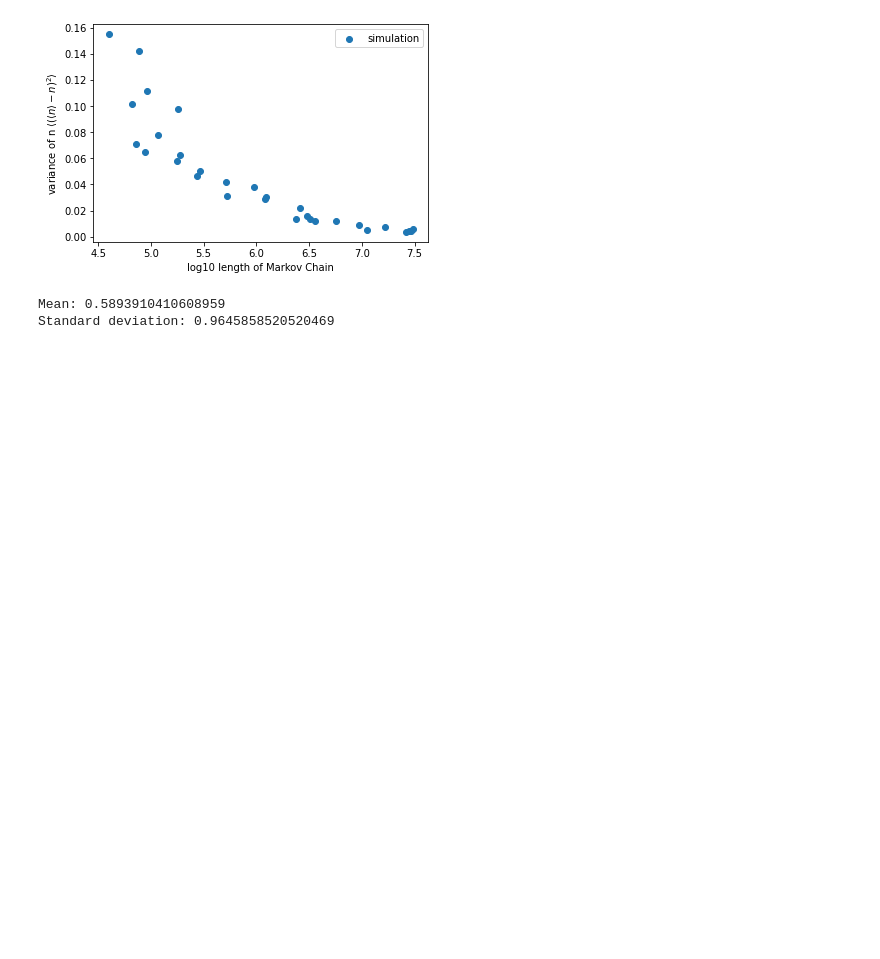
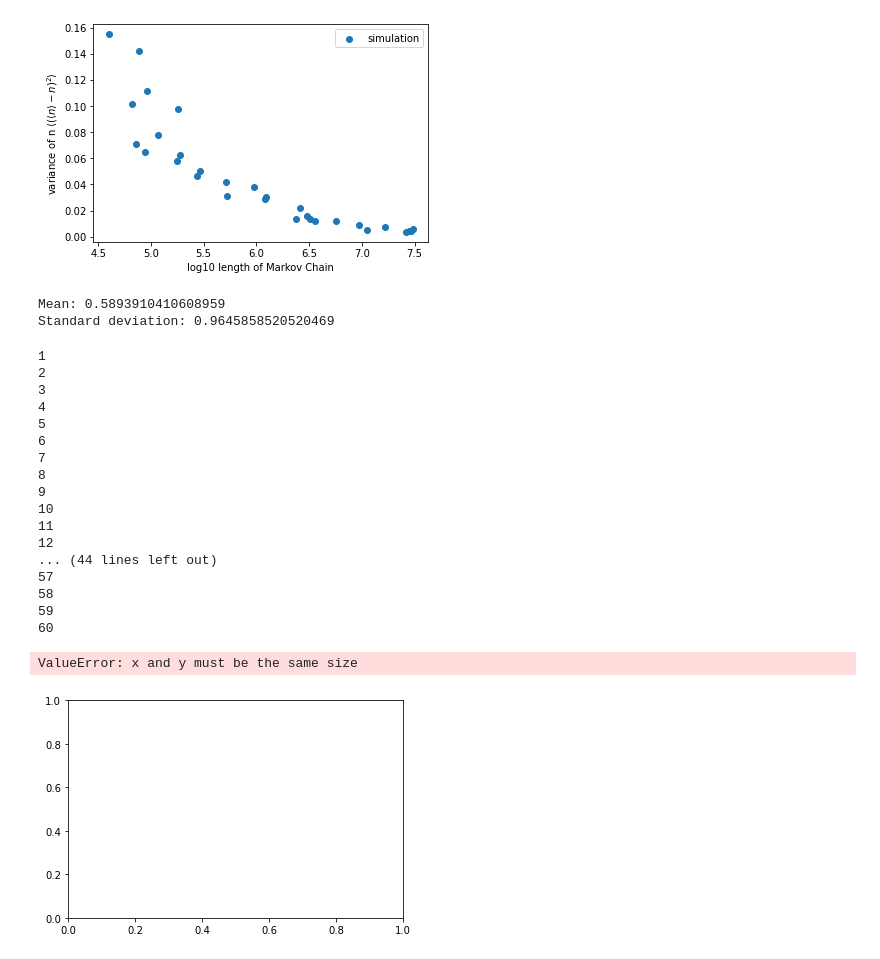
Before and after one commit to xwang3021/Compi_project, a Jupyter notebook: MCMC.ipynb, the cells around one changed output. Drawn from its saved outputs; the diff is of its cells as text; code cells hidden in the pictures; blank space fills up the shorter version.

```diff
--- a/MCMC.ipynb
+++ b/MCMC.ipynb
@@ -131,0 +259,58 @@ Standard deviation: 0.9645858520520469
+# %%
+random_numbers = np.random.uniform(4.5, 7, size = 60)
+res = []
+
+musq = 3.5
+n = [int(10.0 ** r) for r in random_numbers]
+x_initial = np.random.randint(0, len(p.keys()))
+it = 0
+res_zeta = []
+res_part = []
+
+for n_samples in n :
+    tmp = []
+
+    if it % 2 == 0 :
+        samples_zeta = metropolis_hastings_zeta(x_initial, n_samples, p, musq)
+        # Calculate average stability <A> (integrated)
+        stability = -1 * np.log(Hill_det (samples_zeta, musq))
+        # Expectation of period
+        T = np.array([len(x) for x in samples_zeta])
+        # Calculate the expectation value of x
+        expectation_value = np.mean(stability / T)
+        # For calculation of sample variance
+        res_zeta.append(expectation_value)
+
+    else :
+        samples_part = metropolis_hastings_part(x_initial, n_samples, A, musq)
+        # Calculate average stability <A> (integrated)
+        stability = -1 * np.log(Hill_det (samples_part, musq))
+        # Expectation of period
+        T = np.array([len(x) for x in samples_part])
+        # Calculate the expectation value of x
+        expectation_value = np.mean(stability / T)
+        # For calculation of sample variance
+        res_part.append(expectation_value)
+
+    it += 1
+    print (it)
+# %% [output]
+1
+2
+3
+4
+5
+6
+7
+8
+9
+10
+11
+12
+... (44 lines left out)
+57
+58
+59
+60
+ValueError: x and y must be the same size
+[figure, added]
```
Also changed, not shown: parts of 11 cells of this notebook, 11 other files.
